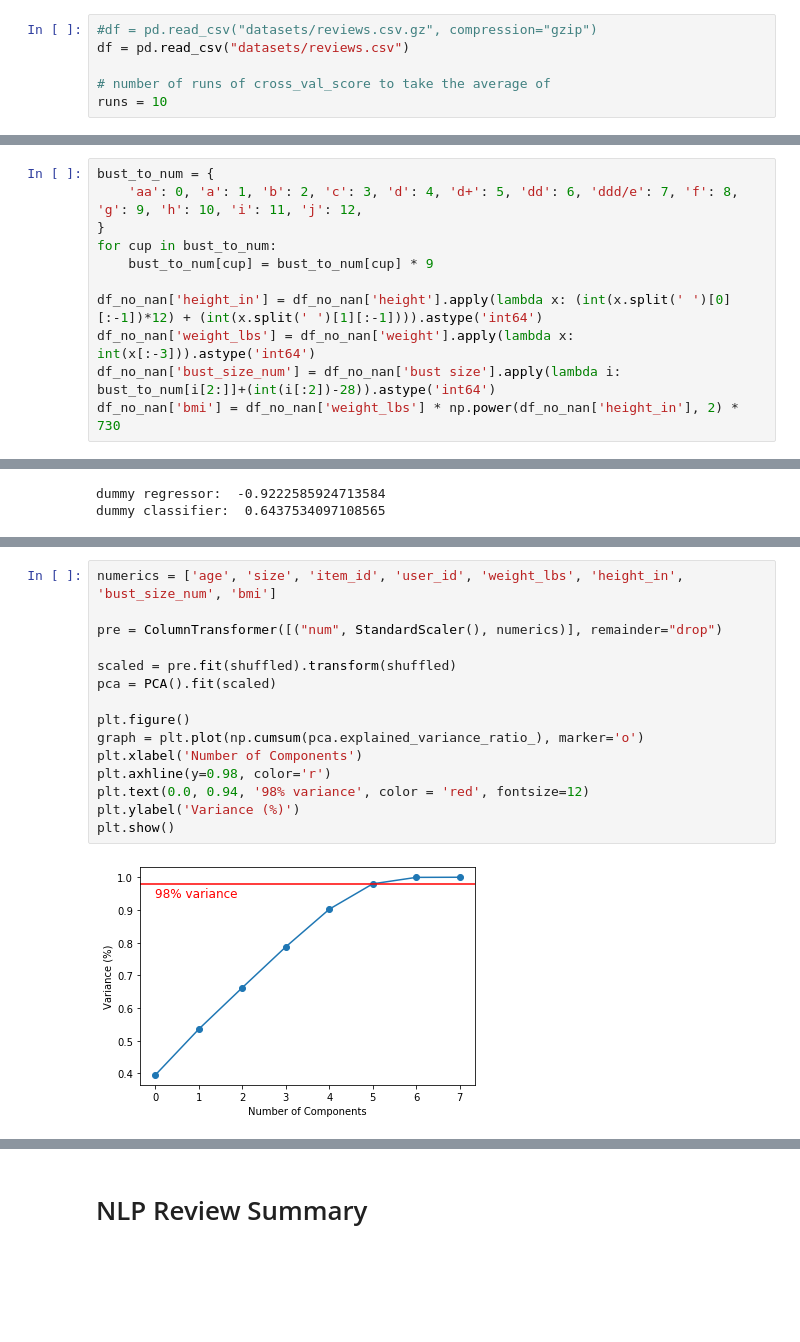
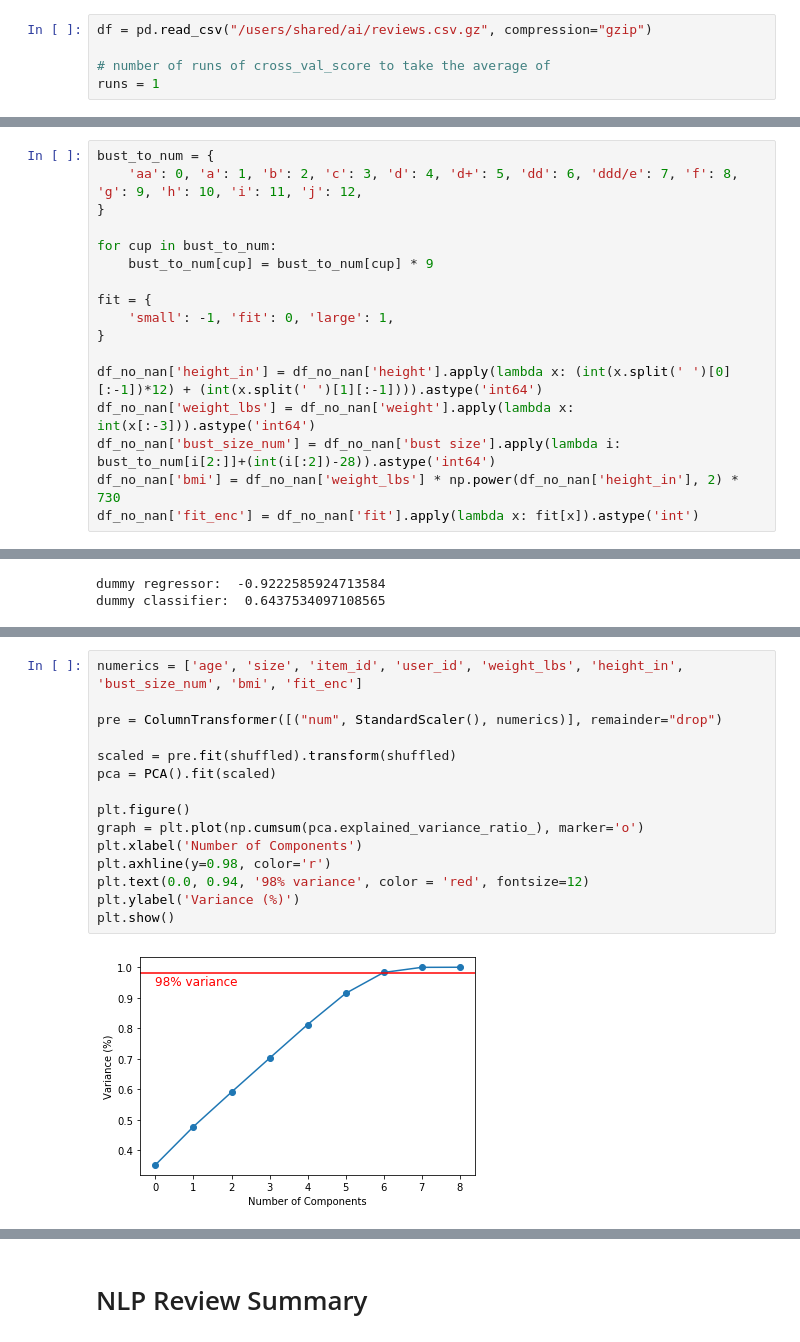
Before and after one commit to Strum355/CS4618-Reviews-Predictor, a Jupyter notebook: Assignment 1.ipynb, the cells around one changed output, grey strips where cells are left out. Drawn from its saved outputs; the diff is of its cells as text; blank space fills up the shorter version.

```diff
--- a/Assignment 1.ipynb
+++ b/Assignment 1.ipynb
@@ -29,11 +30,10 @@ from sklearn.naive_bayes import MultinomialNB
 from sklearn.metrics import classification_report, confusion_matrix, accuracy_score, mean_absolute_error
 from sklearn.cross_decomposition import CCA
 # %%
-#df = pd.read_csv("datasets/reviews.csv.gz", compression="gzip")
-df = pd.read_csv("datasets/reviews.csv")
+df = pd.read_csv("/users/shared/ai/reviews.csv.gz", compression="gzip")
 
 # number of runs of cross_val_score to take the average of
-runs = 10
+runs = 1
 # %% [markdown]
 # Data Exploration
 # %%
@@ -161,11 +161,17 @@ Having weight and height in numeric format could be useful given they have a nat
 bust_to_num = {
     'aa': 0, 'a': 1, 'b': 2, 'c': 3, 'd': 4, 'd+': 5, 'dd': 6, 'ddd/e': 7, 'f': 8, 'g': 9, 'h': 10, 'i': 11, 'j': 12,
 }
+
 for cup in bust_to_num:
     bust_to_num[cup] = bust_to_num[cup] * 9
+
+fit = {
+    'small': -1, 'fit': 0, 'large': 1,
+}
 
 df_no_nan['height_in'] = df_no_nan['height'].apply(lambda x: (int(x.split(' ')[0][:-1])*12) + (int(x.split(' ')[1][:-1]))).astype('int64')
 df_no_nan['weight_lbs'] = df_no_nan['weight'].apply(lambda x: int(x[:-3])).astype('int64')
 df_no_nan['bust_size_num'] = df_no_nan['bust size'].apply(lambda i: bust_to_num[i[2:]]+(int(i[:2])-28)).astype('int64')
 df_no_nan['bmi'] = df_no_nan['weight_lbs'] * np.power(df_no_nan['height_in'], 2) * 730
+df_no_nan['fit_enc'] = df_no_nan['fit'].apply(lambda x: fit[x]).astype('int')
 # %% [markdown]
@@ -222,18 +243,18 @@ Investigating the effect PCA has on our model, we find that standard PCA has lit
 # %%
-numerics = ['age', 'size', 'item_id', 'user_id', 'weight_lbs', 'height_in', 'bust_size_num', 'bmi']
+numerics = ['age', 'size', 'item_id', 'user_id', 'weight_lbs', 'height_in', 'bust_size_num', 'bmi', 'fit_enc']
 
 pre = ColumnTransformer([("num", StandardScaler(), numerics)], remainder="drop")
 
 scaled = pre.fit(shuffled).transform(shuffled)
 pca = PCA().fit(scaled)
 
 plt.figure()
 graph = plt.plot(np.cumsum(pca.explained_variance_ratio_), marker='o')
 plt.xlabel('Number of Components')
 plt.axhline(y=0.98, color='r')
 plt.text(0.0, 0.94, '98% variance', color = 'red', fontsize=12)
 plt.ylabel('Variance (%)')
 plt.show()
 # %% [output]
-[figure, old version]
+[figure, new version]
 # %%
```
Also changed, not shown: parts of 16 cells of this notebook.
